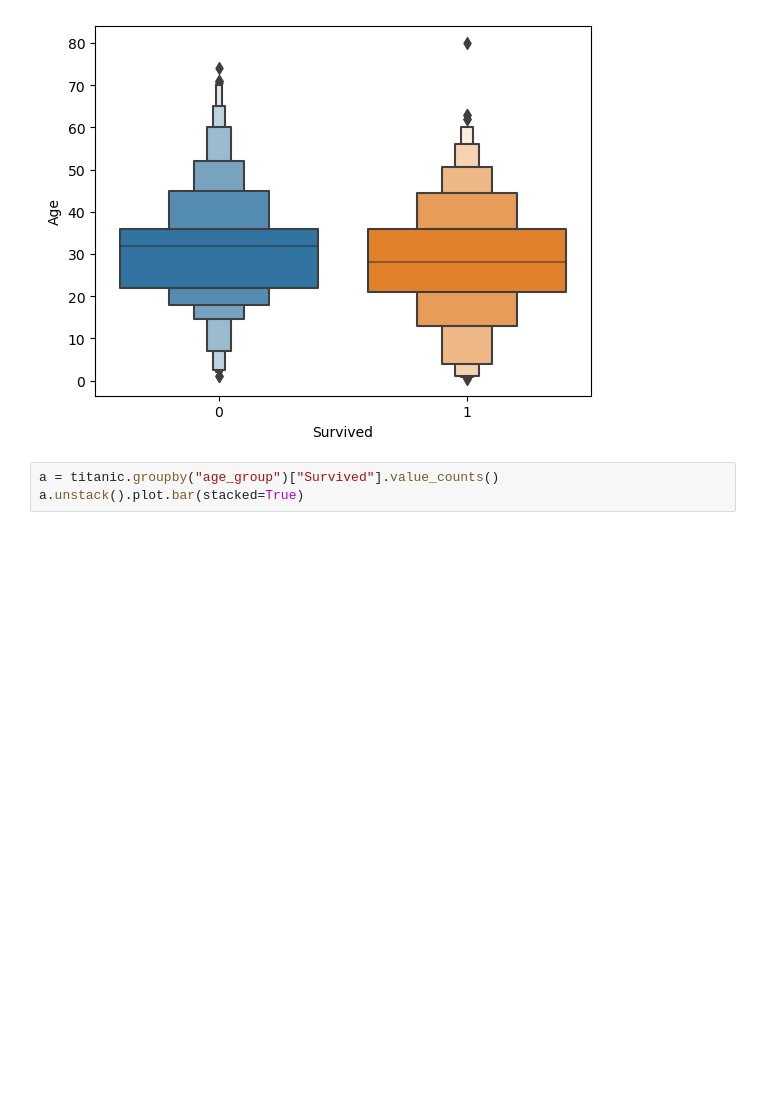
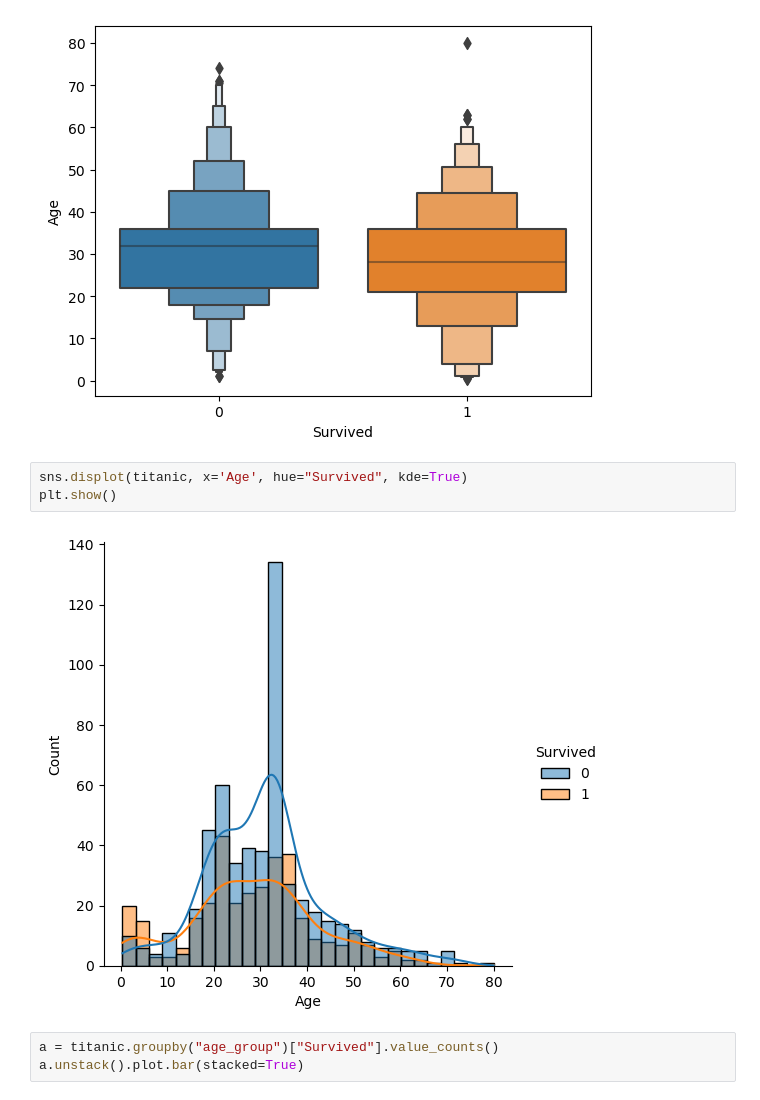
Before and after one commit to suminhand/Titanic, a Jupyter notebook: 과제1_제출용.ipynb, the cells around one changed output. Cells and saved outputs as stored; diff of their text form; blank space fills up the shorter version.

```diff
--- a/과제1_제출용.ipynb
+++ b/과제1_제출용.ipynb
@@ -198,6 +199,11 @@ sns.boxenplot(y=titanic["Age"], x=titanic["Survived"])
 # %% [output]
 <AxesSubplot:xlabel='Survived', ylabel='Age'>
 [figure]
+# %%
+sns.displot(titanic, x='Age', hue="Survived", kde=True)
+plt.show()
+# %% [output]
+[figure, added]
 # %%
 a = titanic.groupby("age_group")["Survived"].value_counts()
 a.unstack().plot.bar(stacked=True)
```
Also changed, not shown: parts of 8 cells of this notebook.
